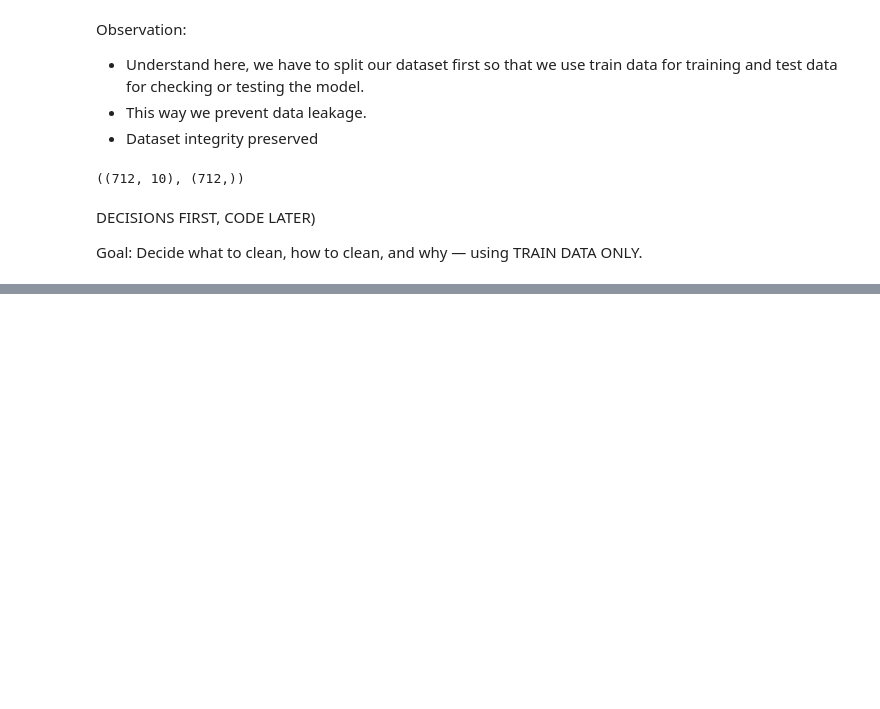
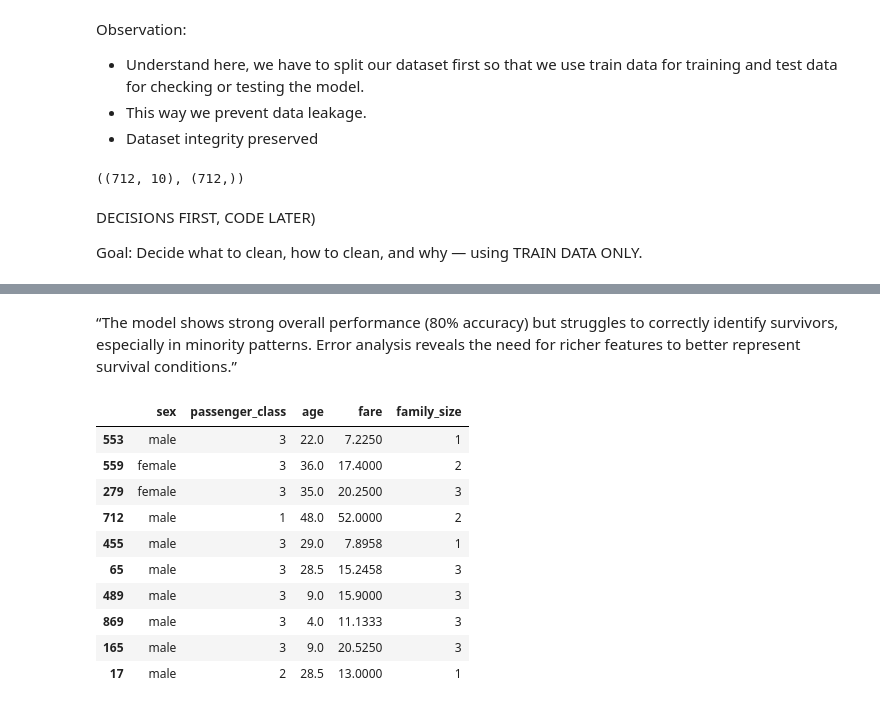
Before and after one commit to NavjyotDataScientist/From-Data-To-Decision, a Jupyter notebook: 1_0_Titanic_Machine_Learning_from_Disaster.ipynb, the cells around one changed output, grey strips where cells are left out. Drawn from its saved outputs; the diff is of its cells as text; code cells hidden in the pictures; blank space fills up the shorter version.

```diff
--- a/1_0_Titanic_Machine_Learning_from_Disaster.ipynb
+++ b/1_0_Titanic_Machine_Learning_from_Disaster.ipynb
@@ -288,0 +414,10 @@ Decide what to clean, how to clean, and why — using TRAIN DATA ONLY.
+# %%
+from sklearn.preprocessing import StandardScaler
+
+scale_cols = ["age", "fare", "family_size"]
+
+scaler = StandardScaler()
+
+# Fit on TRAIN, transform both
+X_train_final[scale_cols] = scaler.fit_transform(X_train_final[scale_cols])
+X_test_final[scale_cols]  = scaler.transform(X_test_final[scale_cols])
@@ -288,0 +449,19 @@ Decide what to clean, how to clean, and why — using TRAIN DATA ONLY.
+# %%
+from sklearn.linear_model import LogisticRegression
+from sklearn.metrics import accuracy_score, classification_report
+
+# Initialize model
+model = LogisticRegression(max_iter=1000)
+
+# Train
+model.fit(X_train_final, y_train)
+
+# Predict
+y_pred = model.predict(X_test_final)
+
+# Evaluate
+accuracy = accuracy_score(y_test, y_pred)
+print("Accuracy:", accuracy)
+
+print("\nClassification Report:")
+print(classification_report(y_test, y_pred))
@@ -288,0 +489,30 @@ Decide what to clean, how to clean, and why — using TRAIN DATA ONLY.
+# %% [markdown]
+“The model shows strong overall performance (80% accuracy) but struggles to correctly identify survivors, especially in minority patterns. Error analysis reveals the need for richer features to better represent survival conditions.”
+# %%
+# False Negative Analysis
+import pandas as pd
+
+# Create comparison DataFrame
+error_df = X_test.copy()
+error_df['actual'] = y_test
+error_df['predicted'] = y_pred
+
+# False Negatives: Actual survived (1) but predicted dead (0)
+false_negatives = error_df[
+    (error_df['actual'] == 1) & (error_df['predicted'] == 0)
+]
+
+# Display key columns to inspect patterns
+false_negatives[['sex', 'passenger_class', 'age', 'fare', 'family_size']].head(10)
+# %% [output]
+|  | sex | passenger_class | age | fare | family_size |
+| 553 | male | 3 | 22.0 | 7.2250 | 1 |
+| 559 | female | 3 | 36.0 | 17.4000 | 2 |
+| 279 | female | 3 | 35.0 | 20.2500 | 3 |
+| 712 | male | 1 | 48.0 | 52.0000 | 2 |
+| 455 | male | 3 | 29.0 | 7.8958 | 1 |
+| 65 | male | 3 | 28.5 | 15.2458 | 3 |
+| 489 | male | 3 | 9.0 | 15.9000 | 3 |
+| 869 | male | 3 | 4.0 | 11.1333 | 3 |
+| 165 | male | 3 | 9.0 | 20.5250 | 3 |
+| 17 | male | 2 | 28.5 | 13.0000 | 1 |
```
Also changed, not shown: parts of 22 cells of this notebook.
